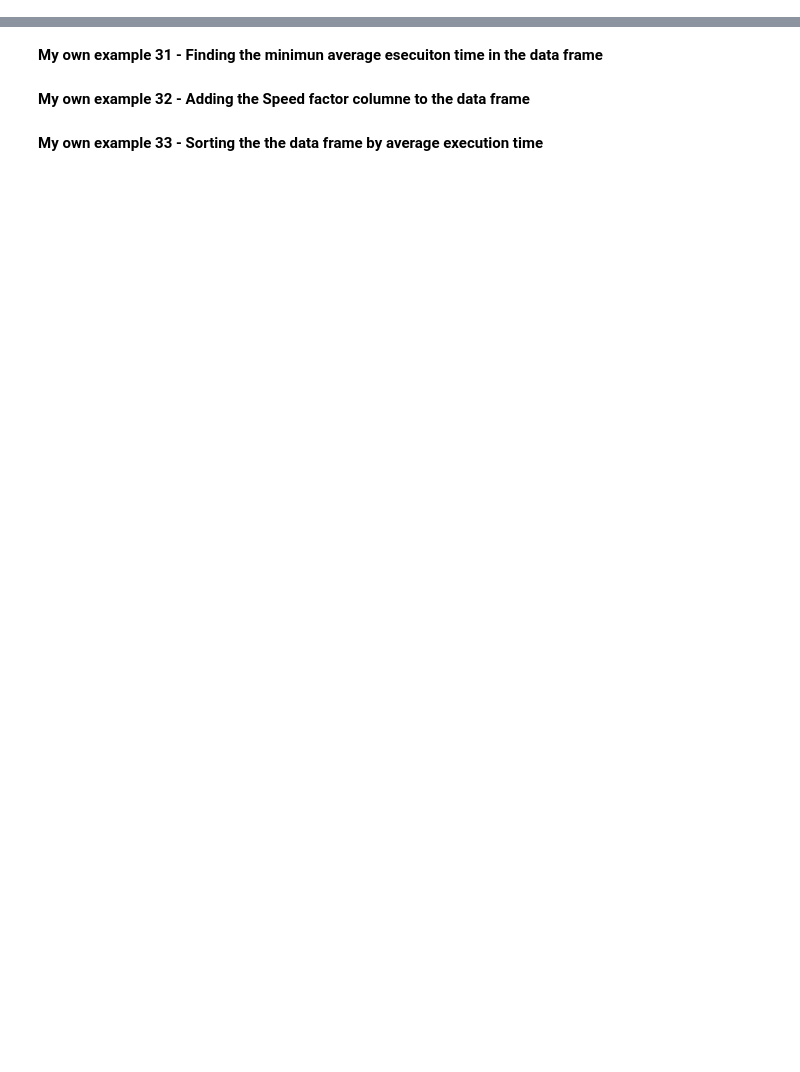
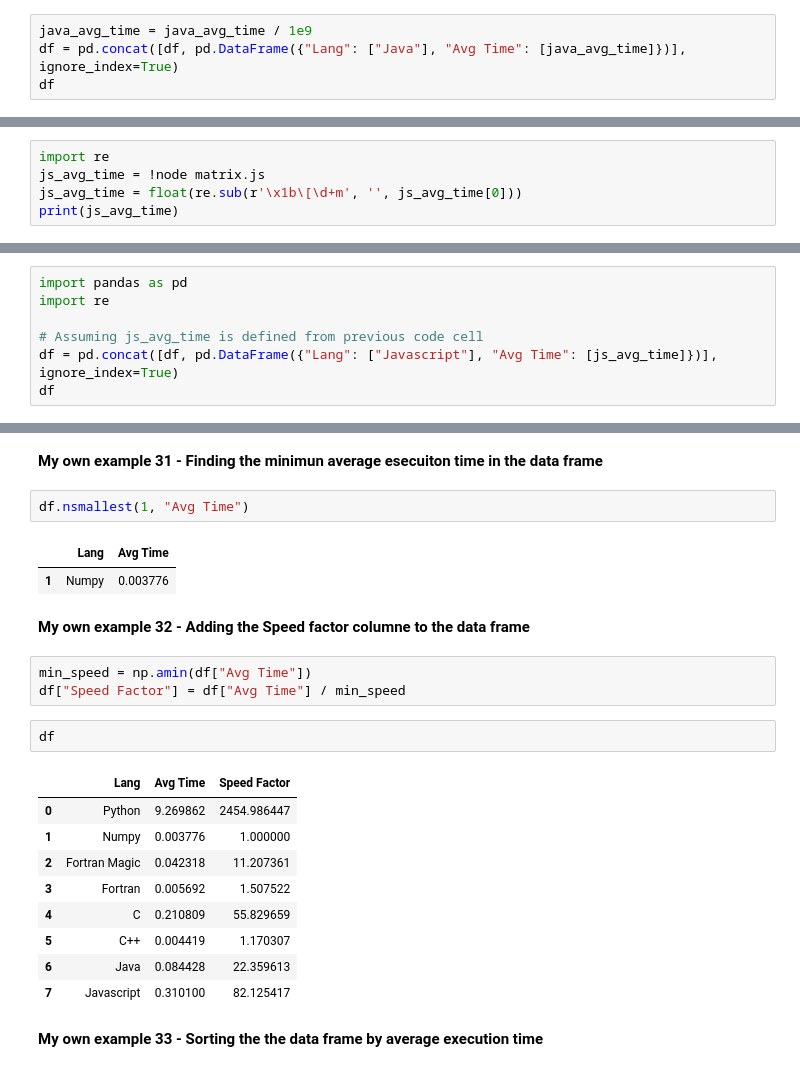
Before and after one commit to MateoAV/MetNumUN2024II, a Jupyter notebook: Lab2/Lab2.ipynb, the cells around one changed output, grey strips where cells are left out. Drawn from its saved outputs; the diff is of its cells as text; blank space fills up the shorter version.

```diff
--- a/Lab2/Lab2.ipynb
+++ b/Lab2/Lab2.ipynb
@@ -464,0 +805,4 @@ Wall time: 181 µs
+# %%
+java_avg_time = java_avg_time / 1e9
+df = pd.concat([df, pd.DataFrame({"Lang": ["Java"], "Avg Time": [java_avg_time]})], ignore_index=True)
+df
@@ -467,2 +866,7 @@ Wall time: 181 µs
 # %% [markdown]
 **My own example 29 - Running the Javascript program that mutiplies 10 times A(600x100) and  B (100x600) matrices**
+# %%
+import re
+js_avg_time = !node matrix.js
+js_avg_time = float(re.sub(r'\x1b\[\d+m', '', js_avg_time[0]))
+print(js_avg_time)
@@ -469,2 +875,9 @@ Wall time: 181 µs
 # %% [markdown]
 **My own example 30 - Adding Javascript average execution time to the data frame**
+# %%
+import pandas as pd
+import re
+
+# Assuming js_avg_time is defined from previous code cell
+df = pd.concat([df, pd.DataFrame({"Lang": ["Javascript"], "Avg Time": [js_avg_time]})], ignore_index=True)
+df
@@ -471,6 +894,26 @@ Wall time: 181 µs
 # %% [markdown]
 **My own example 31 - Finding the minimun average esecuiton time in the data frame**
+# %%
+df.nsmallest(1, "Avg Time")
+# %% [output]
+|  | Lang | Avg Time |
+| 1 | Numpy | 0.003776 |
 # %% [markdown]
 **My own example 32 - Adding the Speed factor columne to the data frame**
+# %%
+min_speed = np.amin(df["Avg Time"])
+df["Speed Factor"] = df["Avg Time"] / min_speed
+# %%
+df
+# %% [output]
+|  | Lang | Avg Time | Speed Factor |
+| 0 | Python | 9.269862 | 2454.986447 |
+| 1 | Numpy | 0.003776 | 1.000000 |
+| 2 | Fortran Magic | 0.042318 | 11.207361 |
+| 3 | Fortran | 0.005692 | 1.507522 |
+| 4 | C | 0.210809 | 55.829659 |
+| 5 | C++ | 0.004419 | 1.170307 |
+| 6 | Java | 0.084428 | 22.359613 |
+| 7 | Javascript | 0.310100 | 82.125417 |
 # %% [markdown]
 **My own example 33 - Sorting the the data frame by average execution time**
```
Also changed, not shown: parts of 105 cells of this notebook.
